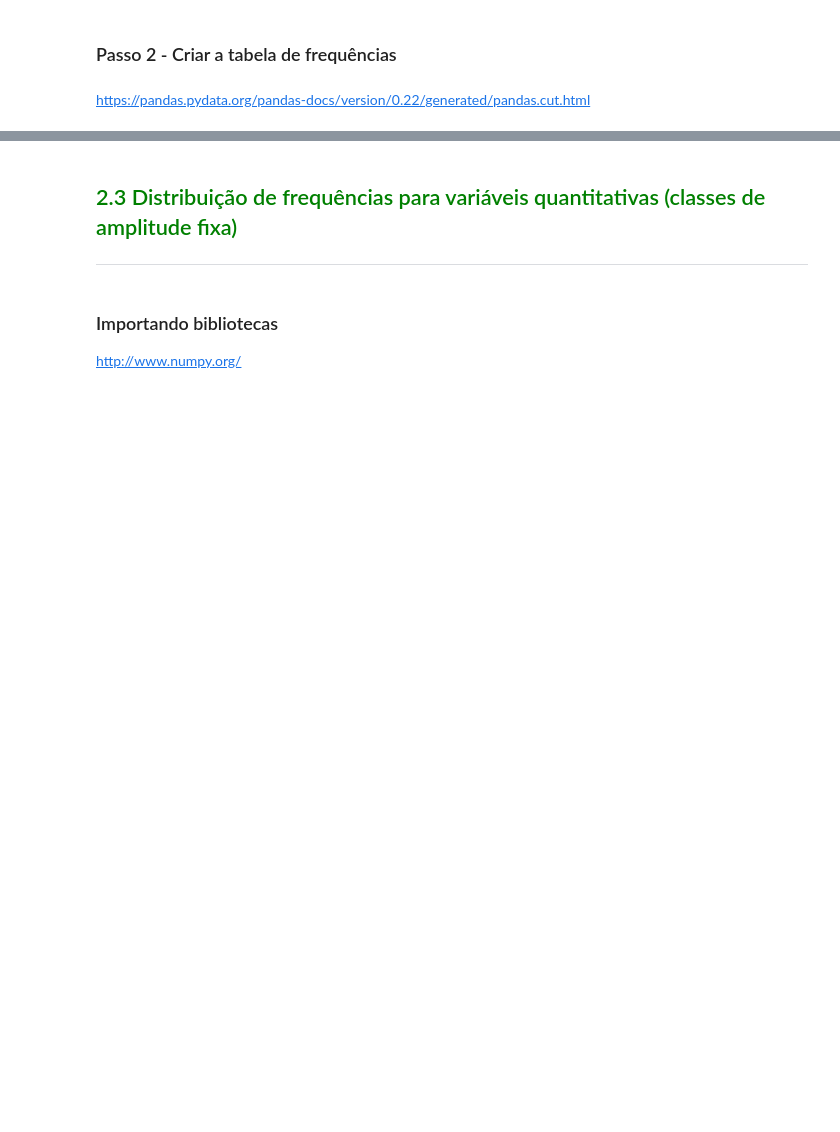
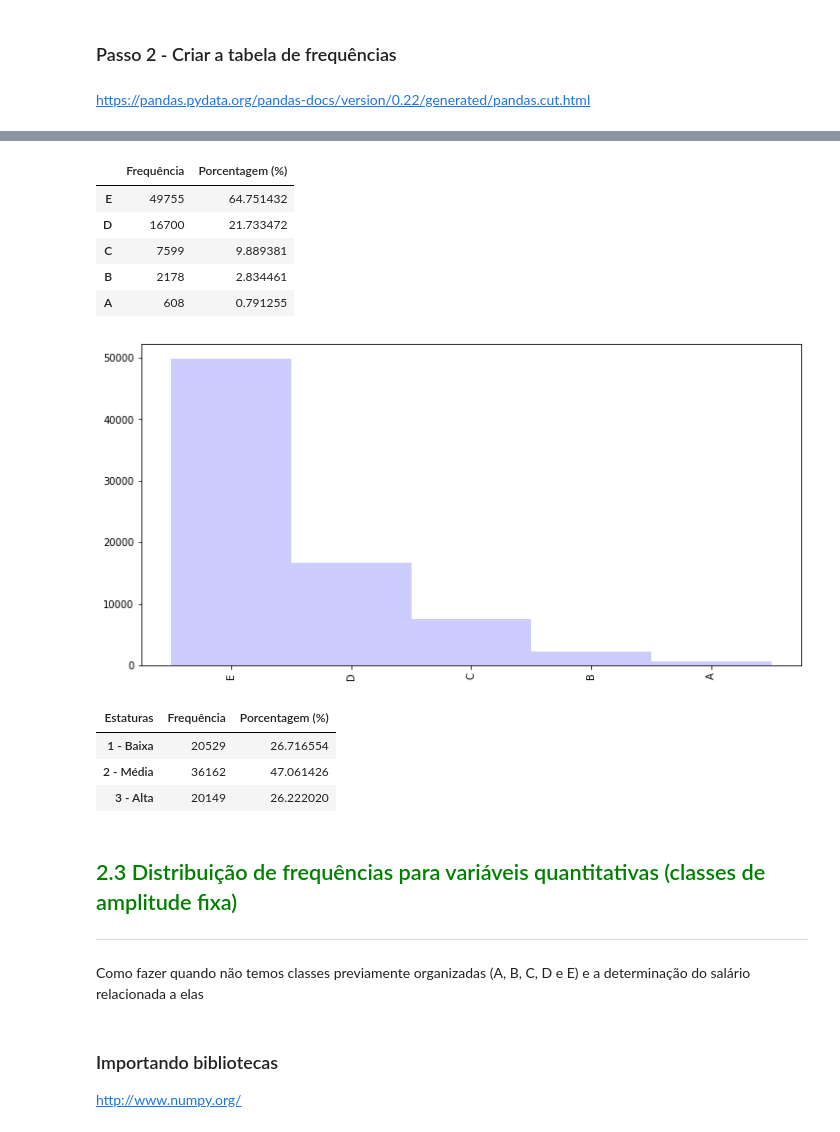
Before and after one commit to caroollimabr/Python_Statistics, a Jupyter notebook: Curso_de_Estatística_Parte_1.ipynb, the cells around one changed output, grey strips where cells are left out. Drawn from its saved outputs; the diff is of its cells as text; code cells hidden in the pictures; blank space fills up the shorter version.

Commit message:
tipos de dados, frequências, medidas de tendência central e medidas separatrizes

```diff
--- a/Curso_de_Estatística_Parte_1.ipynb
+++ b/Curso_de_Estatística_Parte_1.ipynb
@@ -314,3 +370,5 @@ onde <b>SM</b> é o valor do salário mínimo na época. Em nosso caso <b>R$ 788
+# %%
+classes = ['E', 'D', 'C', 'B', 'A']
 # %% [markdown]
 ### Passo 2 - Criar a tabela de frequências
 # %% [markdown]
@@ -317,0 +385,8 @@ https://pandas.pydata.org/pandas-docs/version/0.22/generated/pandas.cut.html
+# %%
+frequencia = pd.value_counts(
+pd.cut(x = dados.Renda,
+       bins = renda_classes,
+       labels = classes,
+       include_lowest = True)  # nomes x, bins, labels devem ser esses
+)
+frequencia
@@ -317,0 +400,8 @@ https://pandas.pydata.org/pandas-docs/version/0.22/generated/pandas.cut.html
+# %%
+percentual = pd.value_counts(
+pd.cut(x = dados.Renda,
+       bins = renda_classes,
+       labels = classes,
+       include_lowest = True),  # nomes x, bins, labels devem ser esses
+  normalize = True) * 100
+percentual
@@ -317,0 +415,5 @@ https://pandas.pydata.org/pandas-docs/version/0.22/generated/pandas.cut.html
+# %%
+distrib_frequencia_quantitativas_personalizadas = pd.DataFrame(
+    {'Frequência': frequencia, 'Porcentagem (%)': percentual}
+)  # {JSON}
+distrib_frequencia_quantitativas_personalizadas
@@ -318,6 +436,55 @@ https://pandas.pydata.org/pandas-docs/version/0.22/generated/pandas.cut.html
+# %%
+distrib_frequencia_quantitativas_personalizadas['Frequência'].plot.bar(width = 1, color = 'blue', alpha = 0.2, figsize = (12, 6))
+distrib_frequencia_quantitativas_personalizadas  # com PANDAS!
+# %% [output]
+|  | Frequência | Porcentagem (%) |
+| E | 49755 | 64.751432 |
+| D | 16700 | 21.733472 |
+| C | 7599 | 9.889381 |
+| B | 2178 | 2.834461 |
+| A | 608 | 0.791255 |
+[figure, added]
+# %%
+classes = [dados.Altura.min(), 1.65, 1.75, dados.Altura.max()]
+labels = ['1 - Baixa', '2 - Média', '3 - Alta']
+
+frequencia = pd.value_counts(
+    pd.cut(
+        x = dados.Altura,
+        bins = classes,
+        labels = labels,
+        include_lowest = True
+    )
+)
+
+percentual = pd.value_counts(
+    pd.cut(
+        x = dados.Altura,
+        bins = classes,
+        labels = labels,
+        include_lowest = True
+    ), normalize = True
+) * 100
+
+dist_freq_altura = pd.DataFrame(
+    {'Frequência': frequencia, 'Porcentagem (%)': percentual}
+)
+
+dist_freq_altura.rename_axis('Estaturas', axis= 'columns', inplace = True)
+
+dist_freq_altura.sort_index(ascending = True, inplace = True)
+
+dist_freq_altura
+# %% [output]
+| Estaturas | Frequência | Porcentagem (%) |
+| 1 - Baixa | 20529 | 26.716554 |
+| 2 - Média | 36162 | 47.061426 |
+| 3 - Alta | 20149 | 26.222020 |
 # %% [markdown]
 ## <font color=green>2.3 Distribuição de frequências para variáveis quantitativas (classes de amplitude fixa)</font>
 ***
+# %% [markdown]
+Como fazer quando não temos classes previamente organizadas (A, B, C, D e E) e a determinação do salário relacionada a elas
 # %% [markdown]
 ### Importando bibliotecas
 
```
Also changed, not shown: parts of 81 cells of this notebook.
